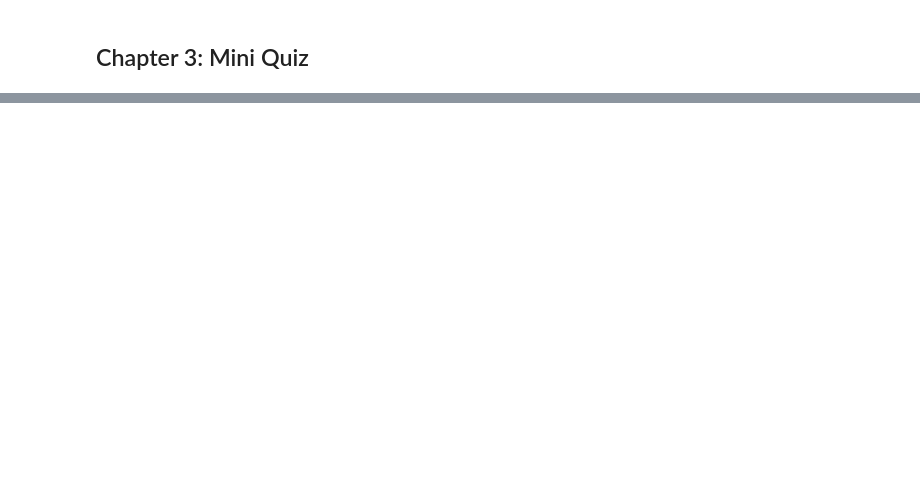
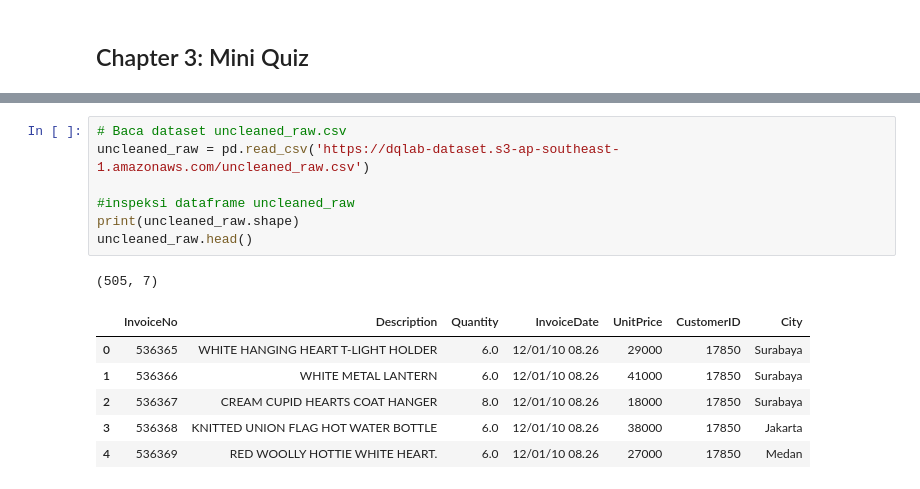
Before and after one commit to himayatulmillah/dqlab-course, a Jupyter notebook: Data Quality with Python for Beginner.ipynb, the cells around one changed output, grey strips where cells are left out. Saved outputs shown, nothing was run; the diff lists cells and outputs as text; blank space fills up the shorter version.

```diff
--- a/Data Quality with Python for Beginner.ipynb
+++ b/Data Quality with Python for Beginner.ipynb
@@ -40,0 +384,15 @@ Di sini semakin jelas bahwa quantity dan GMV itu berkorelasi positif. Jadi jika
+# %%
+# Baca dataset uncleaned_raw.csv
+uncleaned_raw = pd.read_csv('https://dqlab-dataset.s3-ap-southeast-1.amazonaws.com/uncleaned_raw.csv')
+
+#inspeksi dataframe uncleaned_raw
+print(uncleaned_raw.shape)
+uncleaned_raw.head()
+# %% [output]
+(505, 7)
+|  | InvoiceNo | Description | Quantity | InvoiceDate | UnitPrice | CustomerID | City |
+| 0 | 536365 | WHITE HANGING HEART T-LIGHT HOLDER | 6.0 | 12/01/10 08.26 | 29000 | 17850 | Surabaya |
+| 1 | 536366 | WHITE METAL LANTERN | 6.0 | 12/01/10 08.26 | 41000 | 17850 | Surabaya |
+| 2 | 536367 | CREAM CUPID HEARTS COAT HANGER | 8.0 | 12/01/10 08.26 | 18000 | 17850 | Surabaya |
+| 3 | 536368 | KNITTED UNION FLAG HOT WATER BOTTLE | 6.0 | 12/01/10 08.26 | 38000 | 17850 | Jakarta |
+| 4 | 536369 | RED WOOLLY HOTTIE WHITE HEART. | 6.0 | 12/01/10 08.26 | 27000 | 17850 | Medan |
```
Also changed, not shown: parts of 50 cells of this notebook, 1 other file.
